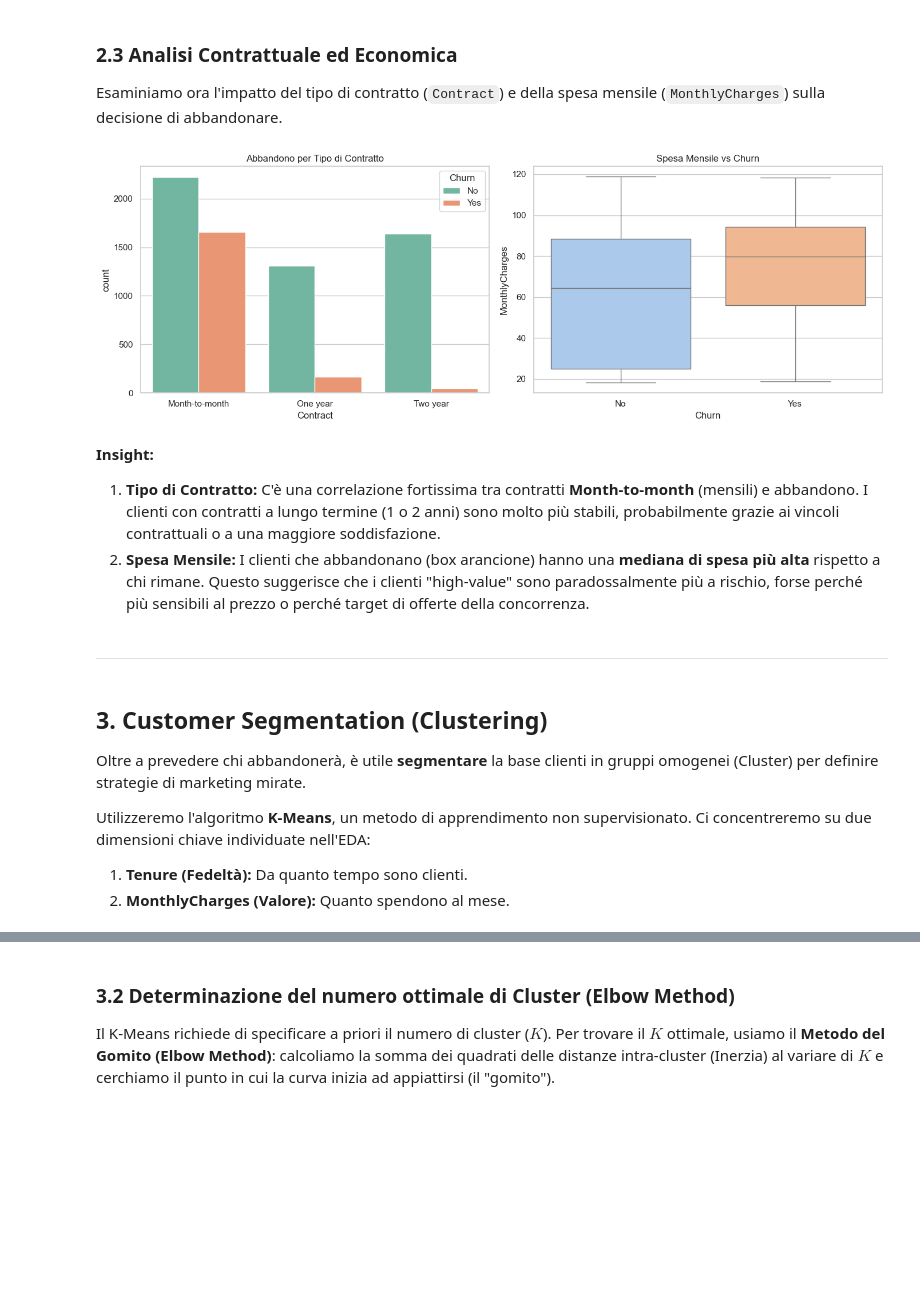
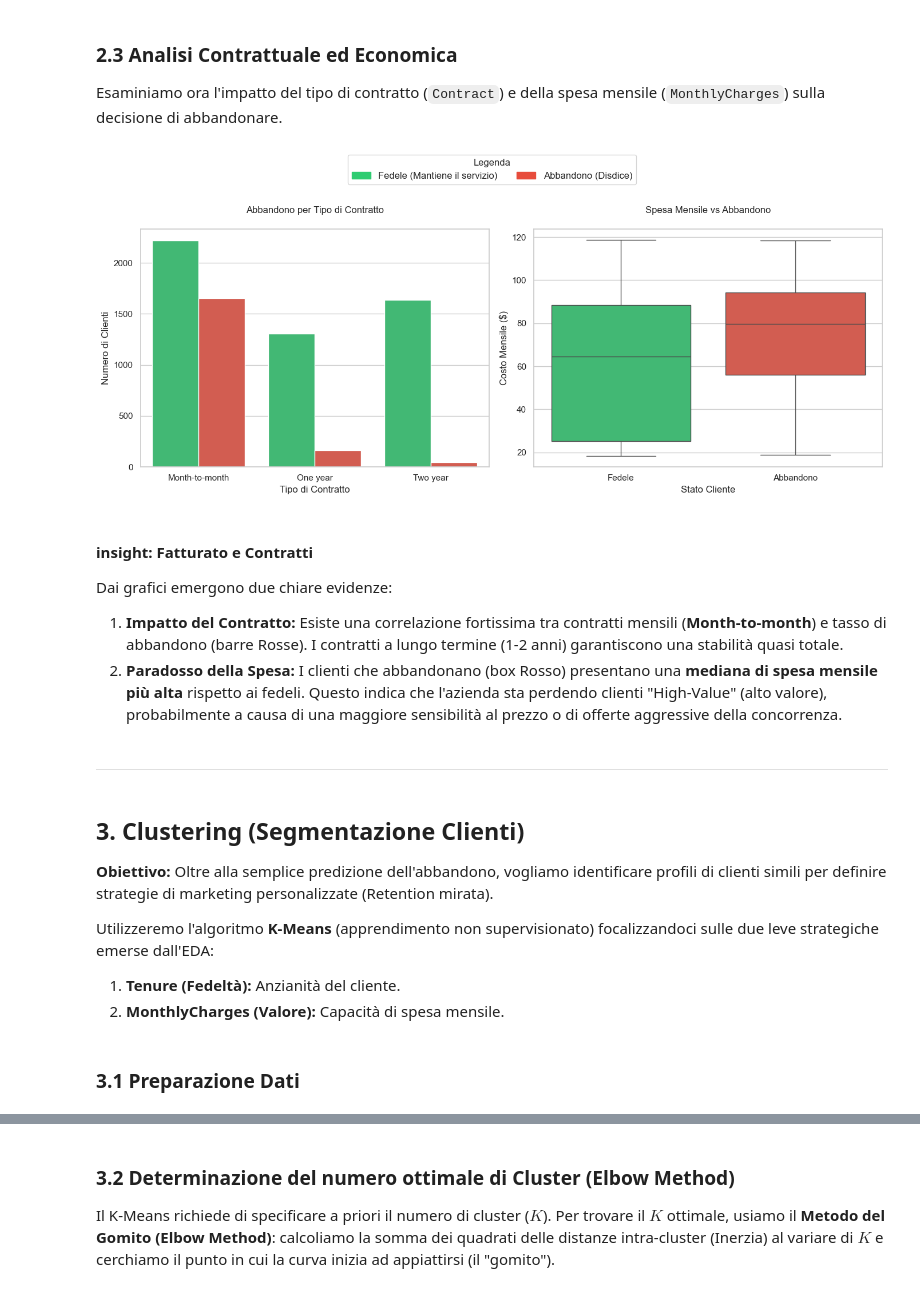
Before and after one commit to diegoandruccioli/telco-churn-analysis, a Jupyter notebook: notebooks/churn_analysis.ipynb, the cells around one changed output, grey strips where cells are left out. Cells and saved outputs as stored; diff of their text form; code cells hidden in the pictures; blank space fills up the shorter version.

```diff
--- a/notebooks/churn_analysis.ipynb
+++ b/notebooks/churn_analysis.ipynb
@@ -183,32 +197,48 @@ L'istogramma rivela un trend cruciale: il tasso di abbandono (area rossa) è dra
 ### 2.3 Analisi Contrattuale ed Economica
 Esaminiamo ora l'impatto del tipo di contratto (`Contract`) e della spesa mensile (`MonthlyCharges`) sulla decisione di abbandonare.
 # %%
-fig, axes = plt.subplots(1, 2, figsize=(14, 5))
+fig, axes = plt.subplots(1, 2, figsize=(14, 6))
+
+# Colori Corretti: No (Fedele)=Verde, Yes (Abbandono)=Rosso
+fedele_patch = mpatches.Patch(color='#2ECC71', label='Fedele (Mantiene il servizio)')
+abbandono_patch = mpatches.Patch(color='#E74C3C', label='Abbandono (Disdice)')
 
 # Grafico 1: Tipo di Contratto
-sns.countplot(x='Contract', hue='Churn', data=df, palette='Set2', ax=axes[0])
-axes[0].set_title('Abbandono per Tipo di Contratto')
+sns.countplot(x='Contract', hue='Churn', data=df, palette=palette_colors, hue_order=['No', 'Yes'], ax=axes[0])
+axes[0].set_title('Abbandono per Tipo di Contratto', pad=20)
+axes[0].set_xlabel('Tipo di Contratto')
+axes[0].set_ylabel('Numero di Clienti')
+axes[0].get_legend().remove()
 
 # Grafico 2: Spesa Mensile
-sns.boxplot(x='Churn', y='MonthlyCharges', data=df, palette='pastel', legend=False, ax=axes[1])
-axes[1].set_title('Spesa Mensile vs Churn')
+sns.boxplot(x='Churn', y='MonthlyCharges', data=df, palette=palette_colors, hue='Churn', hue_order=['No', 'Yes'], legend=False, ax=axes[1])
+axes[1].set_title('Spesa Mensile vs Abbandono', pad=20)
+axes[1].set_xlabel('Stato Cliente')
+axes[1].set_ylabel('Costo Mensile ($)')
+axes[1].set_xticklabels(['Fedele', 'Abbandono'])
 
-plt.tight_layout()
+
+fig.legend(handles=[fedele_patch, abbandono_patch], loc='lower center', bbox_to_anchor=(0.5, 0.92), ncol=2,
+           title="Legenda", frameon=True, fontsize='medium')
+plt.tight_layout(rect=[0, 0, 1, 0.90]) # Lascia spazio per la legenda in alto
 plt.show()
 # %% [output]
-[figure, old version]
+[figure, new version]
 # %% [markdown]
-**Insight:**
-1.  **Tipo di Contratto:** C'è una correlazione fortissima tra contratti **Month-to-month** (mensili) e abbandono. I clienti con contratti a lungo termine (1 o 2 anni) sono molto più stabili, probabilmente grazie ai vincoli contrattuali o a una maggiore soddisfazione.
-2.  **Spesa Mensile:** I clienti che abbandonano (box arancione) hanno una **mediana di spesa più alta** rispetto a chi rimane. Questo suggerisce che i clienti "high-value" sono paradossalmente più a rischio, forse perché più sensibili al prezzo o perché target di offerte della concorrenza.
+#### insight: Fatturato e Contratti
+Dai grafici emergono due chiare evidenze:
+1.  **Impatto del Contratto:** Esiste una correlazione fortissima tra contratti mensili (**Month-to-month**) e tasso di abbandono (barre Rosse). I contratti a lungo termine (1-2 anni) garantiscono una stabilità quasi totale.
+2.  **Paradosso della Spesa:** I clienti che abbandonano (box Rosso) presentano una **mediana di spesa mensile più alta** rispetto ai fedeli. Questo indica che l'azienda sta perdendo clienti "High-Value" (alto valore), probabilmente a causa di una maggiore sensibilità al prezzo o di offerte aggressive della concorrenza.
 # %% [markdown]
 ---
-# %% [markdown]
-## 3. Customer Segmentation (Clustering)
-
-Oltre a prevedere chi abbandonerà, è utile **segmentare** la base clienti in gruppi omogenei (Cluster) per definire strategie di marketing mirate.
-
-Utilizzeremo l'algoritmo **K-Means**, un metodo di apprendimento non supervisionato. Ci concentreremo su due dimensioni chiave individuate nell'EDA:
-1.  **Tenure (Fedeltà):** Da quanto tempo sono clienti.
-2.  **MonthlyCharges (Valore):** Quanto spendono al mese.
+# %% [markdown]
+## 3. Clustering (Segmentazione Clienti)
+
+**Obiettivo:** Oltre alla semplice predizione dell'abbandono, vogliamo identificare profili di clienti simili per definire strategie di marketing personalizzate (Retention mirata).
+
+Utilizzeremo l'algoritmo **K-Means** (apprendimento non supervisionato) focalizzandoci sulle due leve strategiche emerse dall'EDA:
+1.  **Tenure (Fedeltà):** Anzianità del cliente.
+2.  **MonthlyCharges (Valore):** Capacità di spesa mensile.
+# %% [markdown]
+### 3.1 Preparazione Dati
 # %%
```
Also changed, not shown: parts of 45 cells of this notebook.
